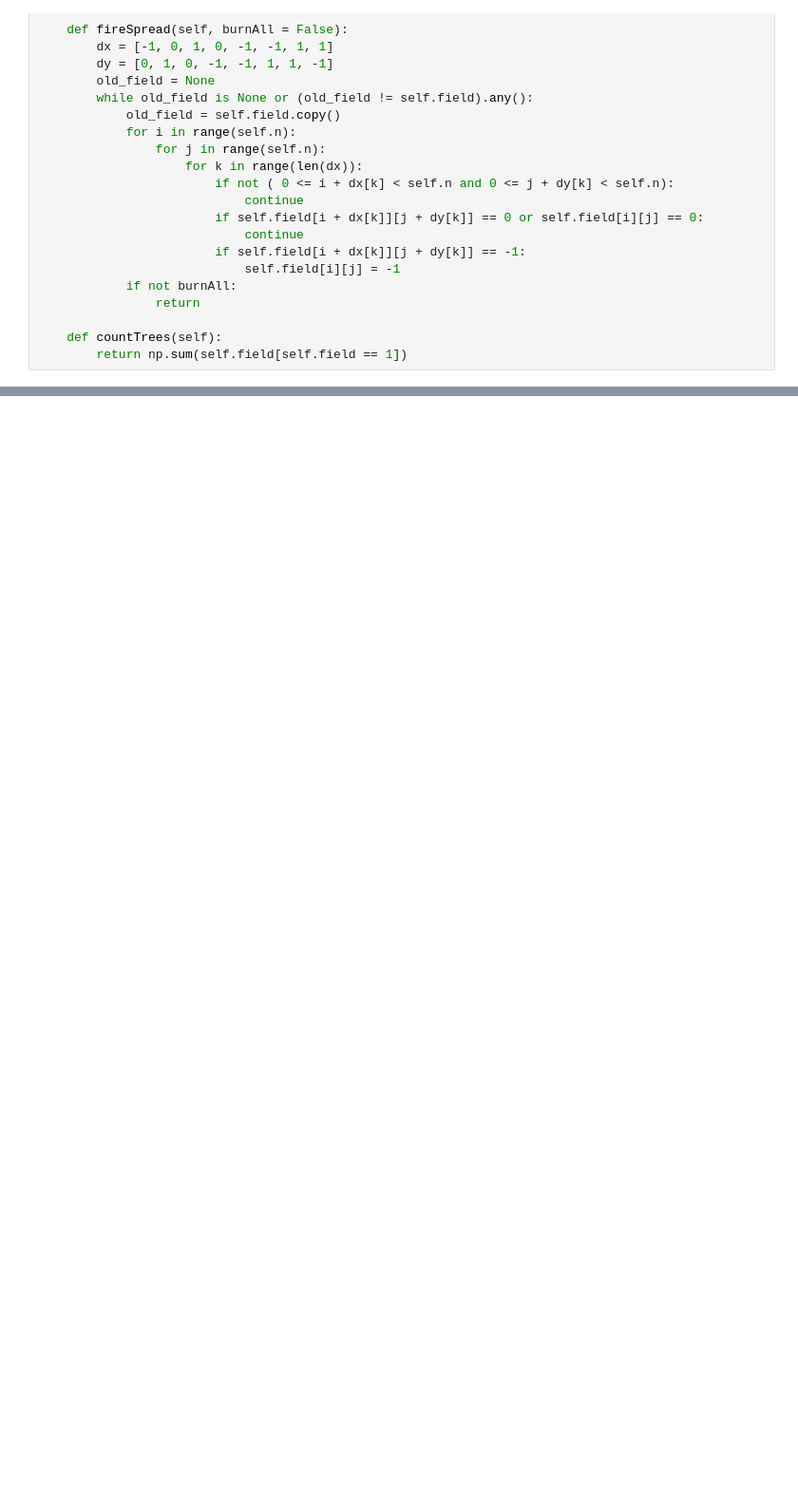
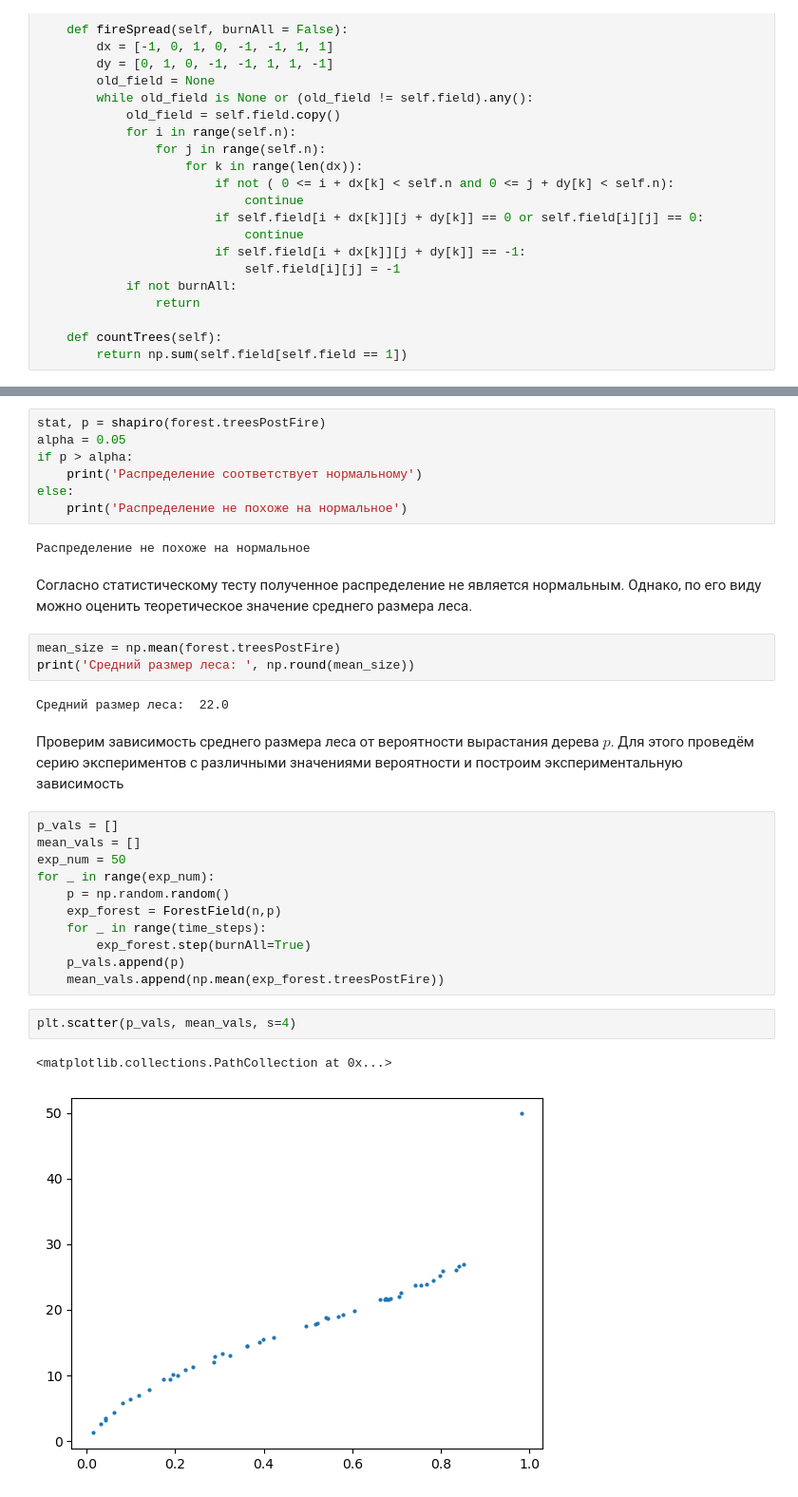
Before and after one commit to EHAT32/mathModelling, a Jupyter notebook: hw2/lab.ipynb, the cells around one changed output, grey strips where cells are left out. Shown at 95% size. Drawn from its saved outputs; the diff is of its cells as text; blank space fills up the shorter version.

```diff
--- a/hw2/lab.ipynb
+++ b/hw2/lab.ipynb
@@ -80,0 +85,34 @@ sns.displot(forest.treesPostFire)
+# %%
+stat, p = shapiro(forest.treesPostFire)
+alpha = 0.05
+if p > alpha:
+    print('Распределение соответствует нормальному')
+else:
+    print('Распределение не похоже на нормальное')
+# %% [output]
+Распределение не похоже на нормальное
+# %% [markdown]
+Согласно статистическому тесту полученное распределение не является нормальным. Однако, по его виду можно оценить теоретическое значение среднего размера леса.
+# %%
+mean_size = np.mean(forest.treesPostFire)
+print('Средний размер леса: ', np.round(mean_size))
+# %% [output]
+Средний размер леса:  22.0
+# %% [markdown]
+Проверим зависимость среднего размера леса от вероятности вырастания дерева $p$. Для этого проведём серию экспериментов с различными значениями вероятности и построим экспериментальную зависимость
+# %%
+p_vals = []
+mean_vals = []
+exp_num = 50
+for _ in range(exp_num):
+    p = np.random.random()
+    exp_forest = ForestField(n,p)
+    for _ in range(time_steps):
+        exp_forest.step(burnAll=True)
+    p_vals.append(p)
+    mean_vals.append(np.mean(exp_forest.treesPostFire))
+# %%
+plt.scatter(p_vals, mean_vals, s=4)
+# %% [output]
+<matplotlib.collections.PathCollection at 0x...>
+[figure, added]
```
Also changed, not shown: parts of 9 cells of this notebook.
